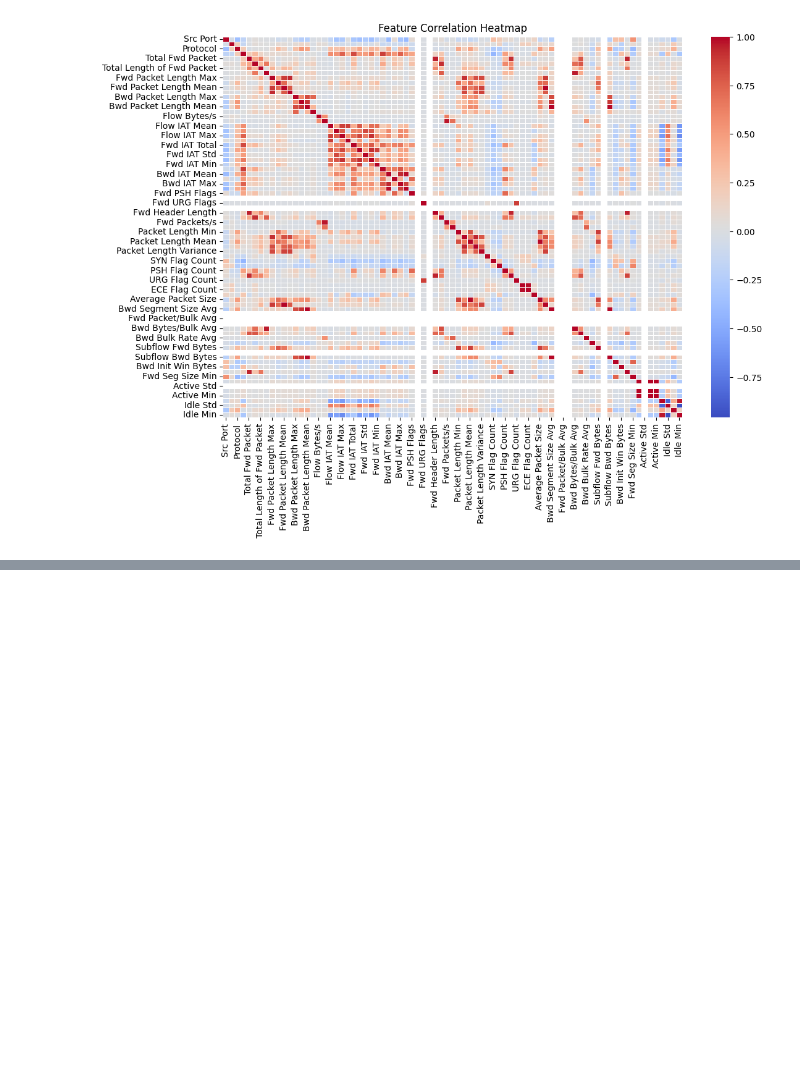
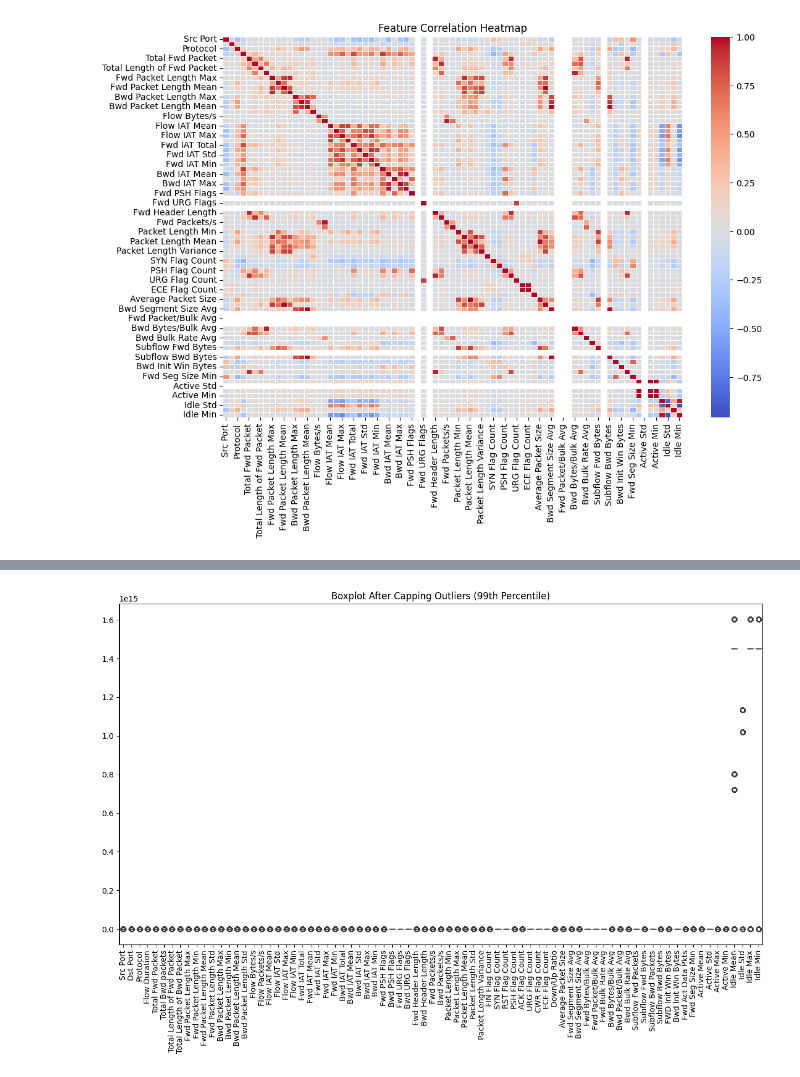
Before and after one commit to AbdulWahabBaluch2000/SCVIC-APT-2021-Training-, a Jupyter notebook: Untitled2.ipynb, the cells around one changed output, grey strips where cells are left out. Saved outputs shown, nothing was run; the diff lists cells and outputs as text; code cells hidden in the pictures; blank space fills up the shorter version.

```diff
--- a/Untitled2.ipynb
+++ b/Untitled2.ipynb
@@ -498,0 +573,17 @@ Data columns (total 84 columns):
+# %%
+import numpy as np
+import seaborn as sns
+import matplotlib.pyplot as plt
+
+df_capped = df.copy()
+for col in df_capped.select_dtypes(include=["number"]).columns:
+    upper_limit = df_capped[col].quantile(0.99)  # Cap at 99th percentile
+    df_capped[col] = np.where(df_capped[col] > upper_limit, upper_limit, df_capped[col])
+
+plt.figure(figsize=(15, 8))
+sns.boxplot(data=df_capped)
+plt.xticks(rotation=90)
+plt.title("Boxplot After Capping Outliers (99th Percentile)")
+plt.show()
+# %% [output]
+[figure, added]
```
Also changed, not shown: parts of 8 cells of this notebook.
